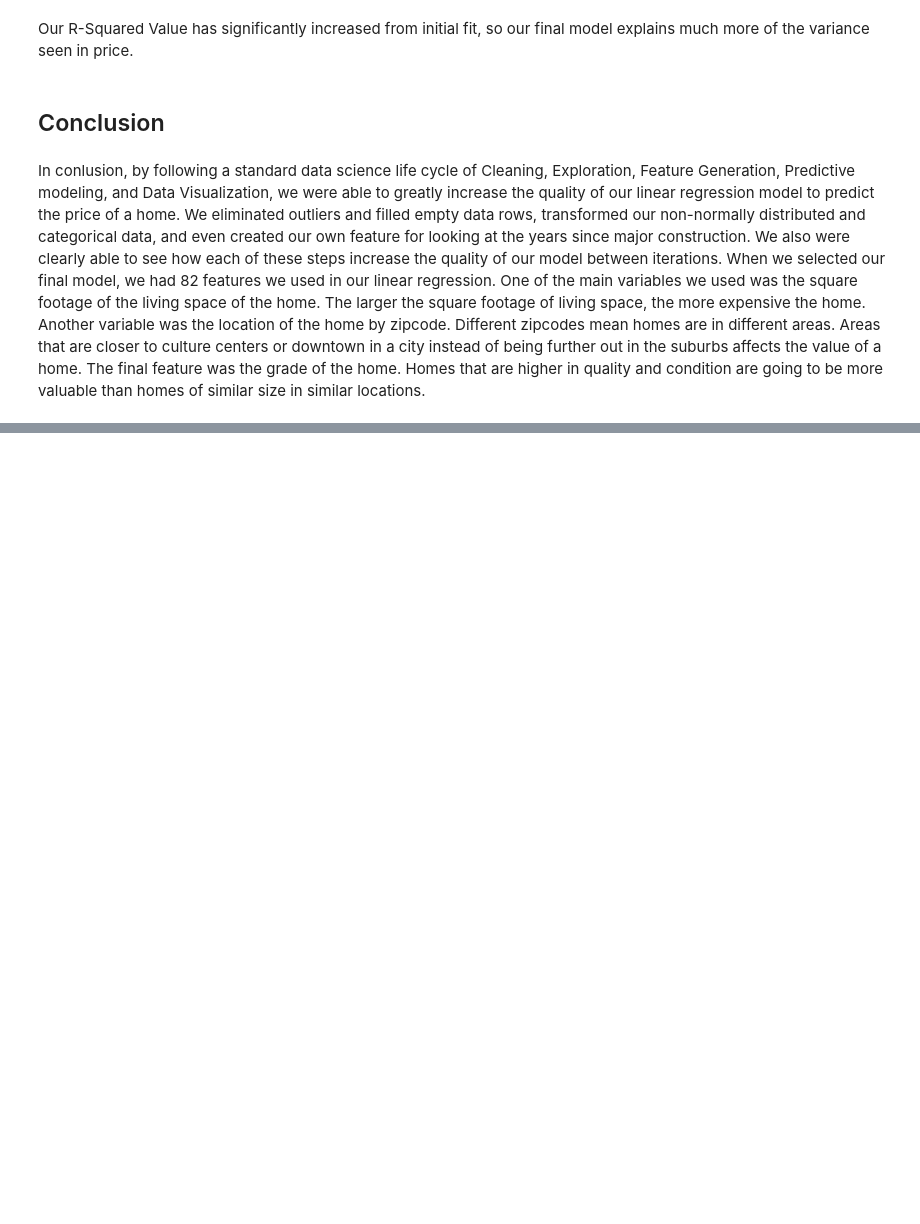
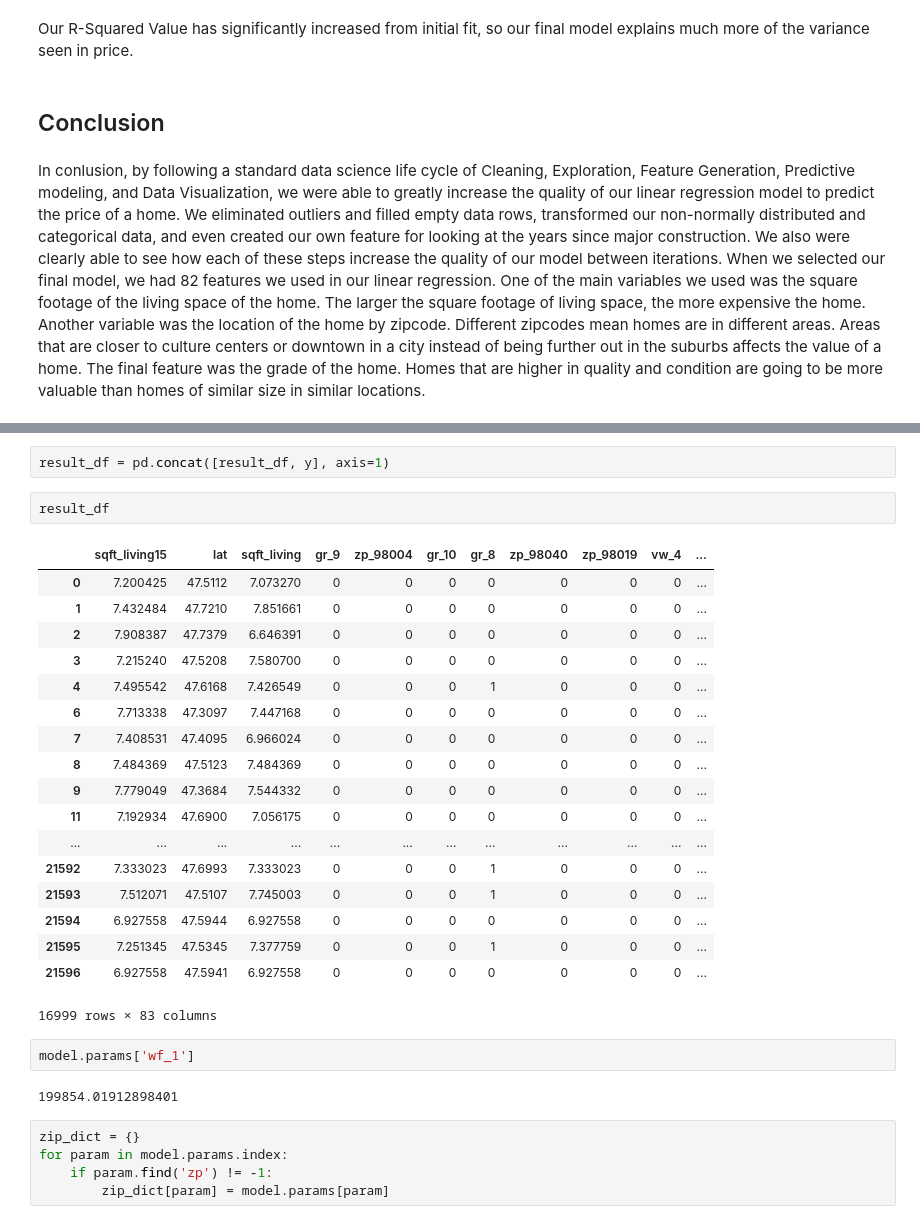
Before and after one commit to brendan-d-freeman/dsc-v2-mod1-final-project-online-ds-pt-081219, a Jupyter notebook: KC_Linear_Regression.ipynb, the cells around one changed output, grey strips where cells are left out. Cells and saved outputs as stored; diff of their text form; blank space fills up the shorter version.

```diff
--- a/KC_Linear_Regression.ipynb
+++ b/KC_Linear_Regression.ipynb
@@ -688,0 +880,32 @@ Our R-Squared Value has significantly increased from initial fit, so our final m
+# %%
+result_df = pd.concat([result_df, y], axis=1)
+# %%
+result_df
+# %% [output]
+|  | sqft_living15 | lat | sqft_living | gr_9 | zp_98004 | gr_10 | gr_8 | zp_98040 | zp_98019 | vw_4 | ... |
+| 0 | 7.200425 | 47.5112 | 7.073270 | 0 | 0 | 0 | 0 | 0 | 0 | 0 | ... |
+| 1 | 7.432484 | 47.7210 | 7.851661 | 0 | 0 | 0 | 0 | 0 | 0 | 0 | ... |
+| 2 | 7.908387 | 47.7379 | 6.646391 | 0 | 0 | 0 | 0 | 0 | 0 | 0 | ... |
+| 3 | 7.215240 | 47.5208 | 7.580700 | 0 | 0 | 0 | 0 | 0 | 0 | 0 | ... |
+| 4 | 7.495542 | 47.6168 | 7.426549 | 0 | 0 | 0 | 1 | 0 | 0 | 0 | ... |
+| 6 | 7.713338 | 47.3097 | 7.447168 | 0 | 0 | 0 | 0 | 0 | 0 | 0 | ... |
+| 7 | 7.408531 | 47.4095 | 6.966024 | 0 | 0 | 0 | 0 | 0 | 0 | 0 | ... |
+| 8 | 7.484369 | 47.5123 | 7.484369 | 0 | 0 | 0 | 0 | 0 | 0 | 0 | ... |
+| 9 | 7.779049 | 47.3684 | 7.544332 | 0 | 0 | 0 | 0 | 0 | 0 | 0 | ... |
+| 11 | 7.192934 | 47.6900 | 7.056175 | 0 | 0 | 0 | 0 | 0 | 0 | 0 | ... |
+| ... | ... | ... | ... | ... | ... | ... | ... | ... | ... | ... | ... |
+| 21592 | 7.333023 | 47.6993 | 7.333023 | 0 | 0 | 0 | 1 | 0 | 0 | 0 | ... |
+| 21593 | 7.512071 | 47.5107 | 7.745003 | 0 | 0 | 0 | 1 | 0 | 0 | 0 | ... |
+| 21594 | 6.927558 | 47.5944 | 6.927558 | 0 | 0 | 0 | 0 | 0 | 0 | 0 | ... |
+| 21595 | 7.251345 | 47.5345 | 7.377759 | 0 | 0 | 0 | 1 | 0 | 0 | 0 | ... |
+| 21596 | 6.927558 | 47.5941 | 6.927558 | 0 | 0 | 0 | 0 | 0 | 0 | 0 | ... |
+16999 rows × 83 columns
+# %%
+model.params['wf_1']
+# %% [output]
+199854.01912898401
+# %%
+zip_dict = {}
+for param in model.params.index:
+    if param.find('zp') != -1:
+        zip_dict[param] = model.params[param]
```
Also changed, not shown: parts of 34 cells of this notebook, 1 other file.
